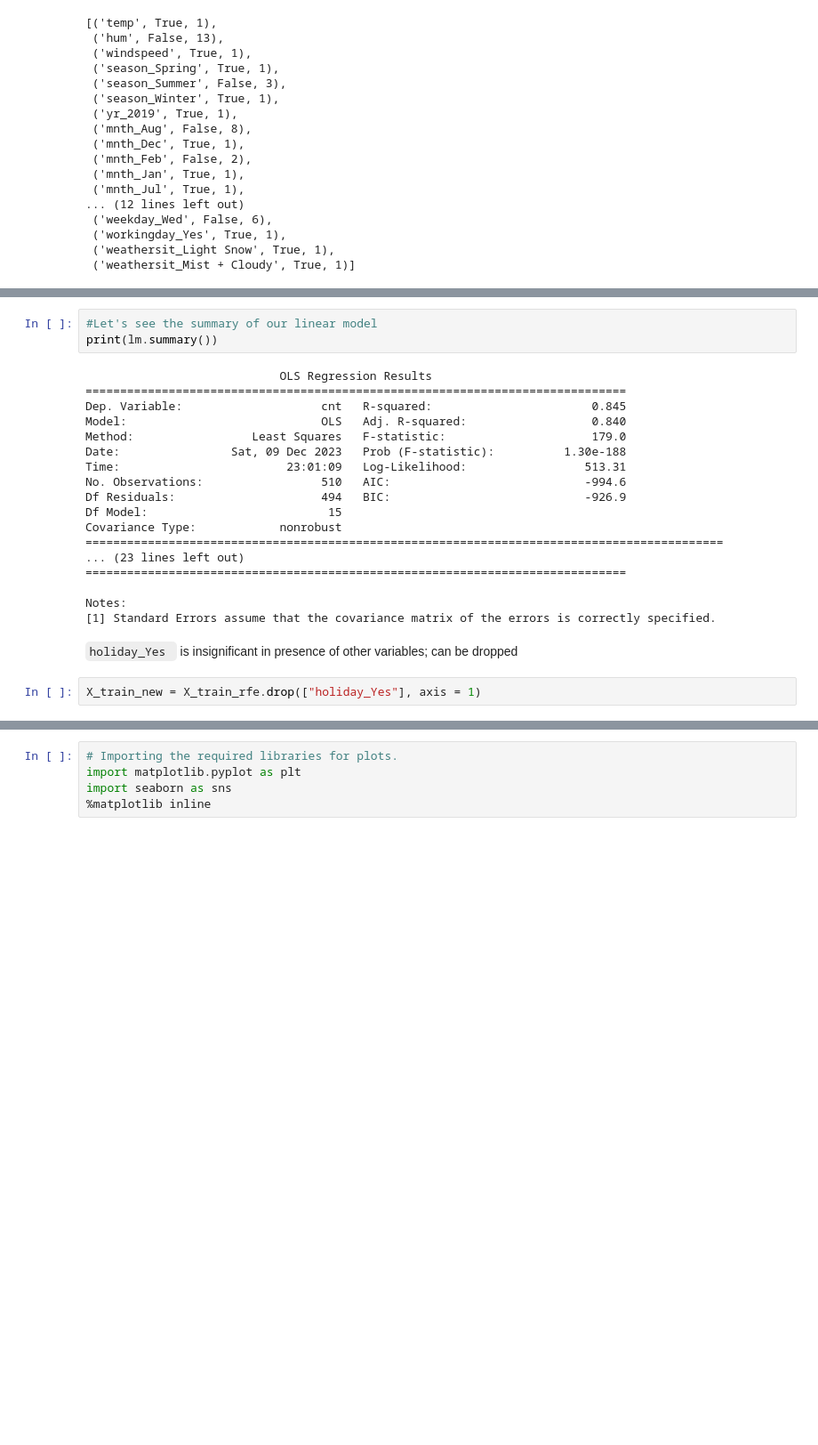
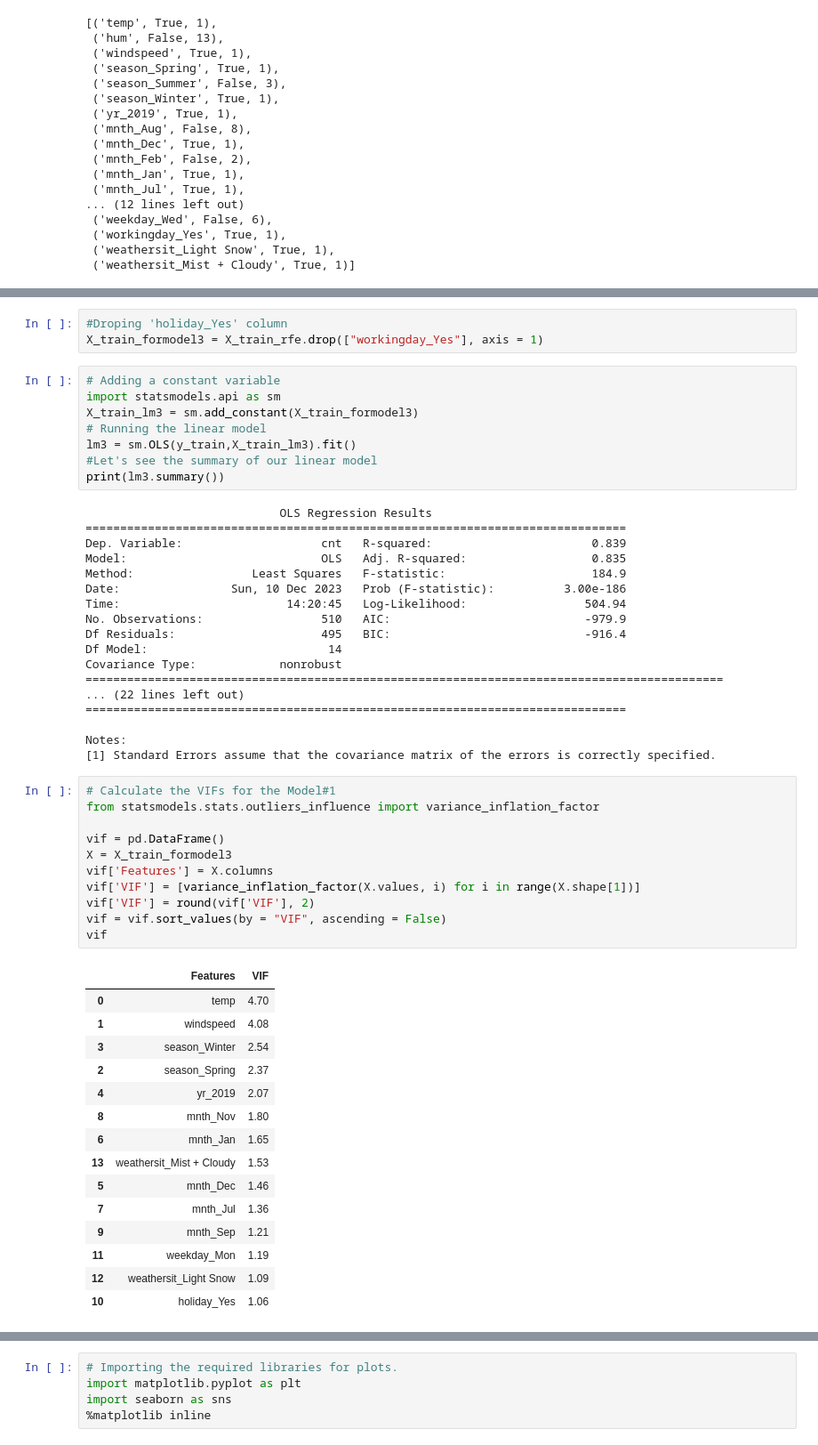
Before and after one commit to Aswani-ReddyKV/BikeSharing, a Jupyter notebook: Aswani_Reddy.ipynb, the cells around one changed output, grey strips where cells are left out. Shown at 89% size. Drawn from its saved outputs; the diff is of its cells as text; blank space fills up the shorter version.

```diff
--- a/Aswani_Reddy.ipynb
+++ b/Aswani_Reddy.ipynb
@@ -411,25 +523,56 @@ lm = sm.OLS(y_train,X_train_rfe).fit()   # Running the linear model
+# %%
+#Droping 'holiday_Yes' column
+X_train_formodel3 = X_train_rfe.drop(["workingday_Yes"], axis = 1)
 # %%
+# Adding a constant variable
+import statsmodels.api as sm
+X_train_lm3 = sm.add_constant(X_train_formodel3)
+# Running the linear model
+lm3 = sm.OLS(y_train,X_train_lm3).fit()
 #Let's see the summary of our linear model
-print(lm.summary())
+print(lm3.summary())
 # %% [output]
                             OLS Regression Results
 ==============================================================================
-Dep. Variable:                    cnt   R-squared:                       0.845
-Model:                            OLS   Adj. R-squared:                  0.840
-Method:                 Least Squares   F-statistic:                     179.0
-Date:                Sat, 09 Dec 2023   Prob (F-statistic):          1.30e-188
-Time:                        23:01:09   Log-Likelihood:                 513.31
-No. Observations:                 510   AIC:                            -994.6
-Df Residuals:                     494   BIC:                            -926.9
-Df Model:                          15
+Dep. Variable:                    cnt   R-squared:                       0.839
+Model:                            OLS   Adj. R-squared:                  0.835
+Method:                 Least Squares   F-statistic:                     184.9
+Date:                Sun, 10 Dec 2023   Prob (F-statistic):          3.00e-186
+Time:                        14:20:45   Log-Likelihood:                 504.94
+No. Observations:                 510   AIC:                            -979.9
+Df Residuals:                     495   BIC:                            -916.4
+Df Model:                          14
 Covariance Type:            nonrobust
 ============================================================================================
-... (23 lines left out)
+... (22 lines left out)
 ==============================================================================
 
 Notes:
 [1] Standard Errors assume that the covariance matrix of the errors is correctly specified.
-# %% [markdown]
-`holiday_Yes ` is insignificant in presence of other variables; can be dropped
-# %%
-X_train_new = X_train_rfe.drop(["holiday_Yes"], axis = 1)
+# %%
+# Calculate the VIFs for the Model#1
+from statsmodels.stats.outliers_influence import variance_inflation_factor
+
+vif = pd.DataFrame()
+X = X_train_formodel3
+vif['Features'] = X.columns
+vif['VIF'] = [variance_inflation_factor(X.values, i) for i in range(X.shape[1])]
+vif['VIF'] = round(vif['VIF'], 2)
+vif = vif.sort_values(by = "VIF", ascending = False)
+vif
+# %% [output]
+|  | Features | VIF |
+| 0 | temp | 4.70 |
+| 1 | windspeed | 4.08 |
+| 3 | season_Winter | 2.54 |
+| 2 | season_Spring | 2.37 |
+| 4 | yr_2019 | 2.07 |
+| 8 | mnth_Nov | 1.80 |
+| 6 | mnth_Jan | 1.65 |
+| 13 | weathersit_Mist + Cloudy | 1.53 |
+| 5 | mnth_Dec | 1.46 |
+| 7 | mnth_Jul | 1.36 |
+| 9 | mnth_Sep | 1.21 |
+| 11 | weekday_Mon | 1.19 |
+| 12 | weathersit_Light Snow | 1.09 |
+| 10 | holiday_Yes | 1.06 |
```
Also changed, not shown: parts of 27 cells of this notebook.
